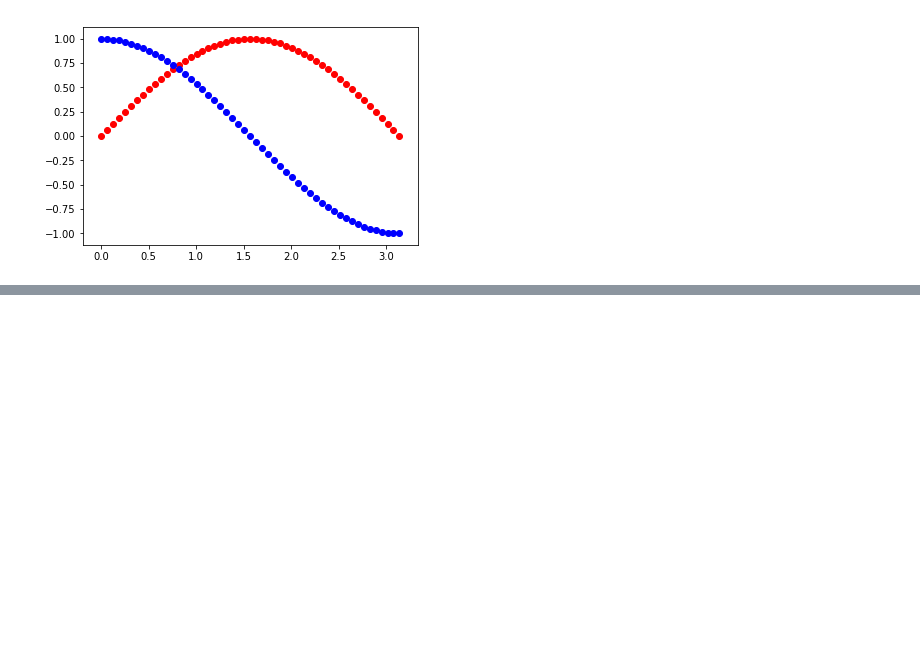
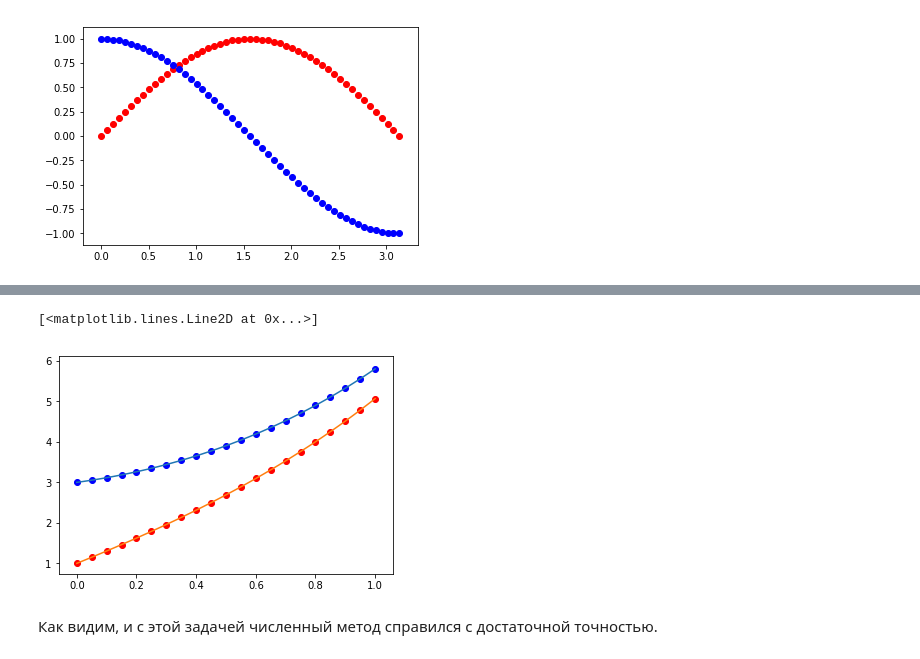
Before and after one commit to Sorrow321/NM, a Jupyter notebook: DifEq.ipynb, the cells around one changed output, grey strips where cells are left out. Cells and saved outputs as stored; diff of their text form; code cells hidden in the pictures; blank space fills up the shorter version.

```diff
--- a/DifEq.ipynb
+++ b/DifEq.ipynb
@@ -248,0 +315,28 @@ plt.pyplot.scatter(x = data[:, 2], y = data[:, 0], c = 'blue') # строим г
+# %%
+def func1(x, vu):
+    return vu[1]
+def func2(x, vu):
+    return vu[0]
+
+x_0 = 0
+y_0 = np.array([3, 1])
+f = [func1, func2]
+
+x = Runge_Kutta_method_fourth_system(x_0, y_0, f, 1, 20)
+# %%
+df = pd.DataFrame(x)
+df = df.transpose()
+df['index1'] = df.index
+data = df.values
+plt.pyplot.scatter(x = data[:, 2], y = data[:, 1], c = 'red') # строим график нашей сеточной функции
+plt.pyplot.scatter(x = data[:, 2], y = data[:, 0], c = 'blue') # строим график нашей сеточной функции
+
+true_solution = np.linspace(0, 1, 100) # мелкая сетка для вывода аналитического решения
+plt.pyplot.plot(true_solution, np.exp(-true_solution) + 2*np.exp(true_solution)) # график y_1
+true_solution = np.linspace(0, 1, 100)
+plt.pyplot.plot(true_solution, 2*np.exp(true_solution) - np.exp(-true_solution)) # график y_2
+# %% [output]
+[<matplotlib.lines.Line2D at 0x...>]
+[figure, added]
+# %% [markdown]
+Как видим, и с этой задачей численный метод справился с достаточной точностью.
```
Also changed, not shown: parts of 12 cells of this notebook.
